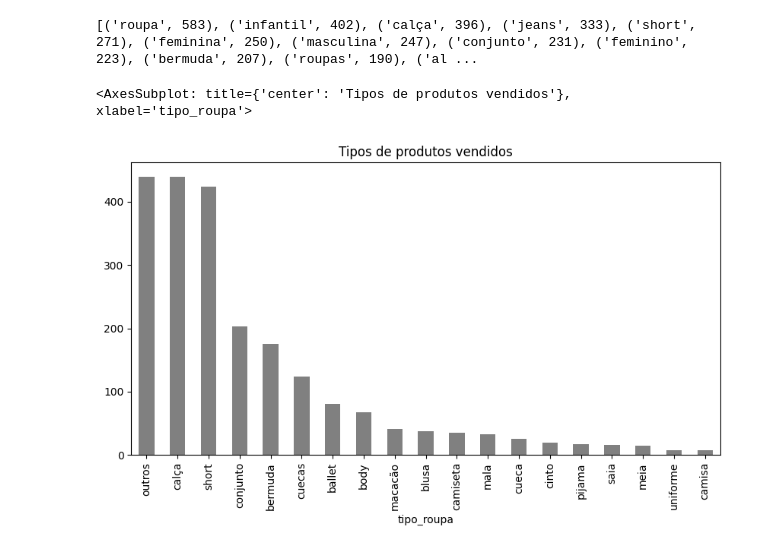
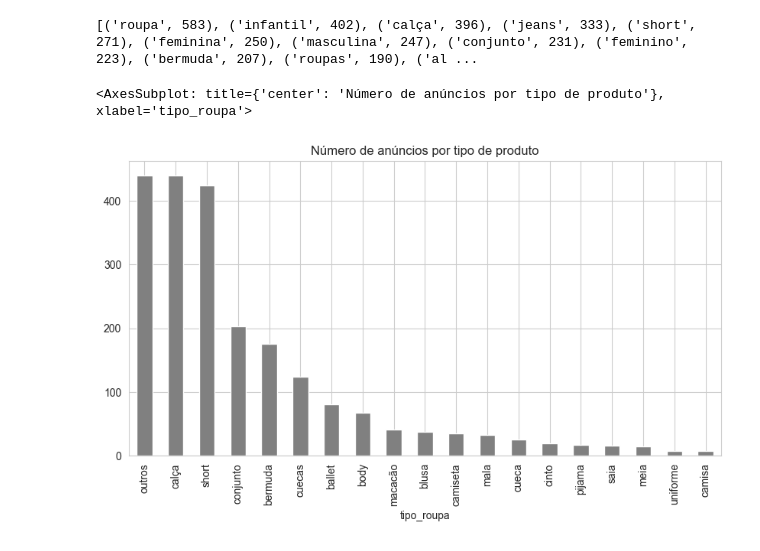
Before and after one commit to LissesCastro/Webscrapping-Marketplace-BR, a Jupyter notebook: analise.ipynb, the cells around one changed output. Saved outputs shown, nothing was run; the diff lists cells and outputs as text; code cells hidden in the pictures.

```diff
--- a/analise.ipynb
+++ b/analise.ipynb
@@ -3,4 +4,6 @@ import pandas as pd
 import seaborn as sns
 from collections import Counter
 from nltk.corpus import stopwords
+# %%
+sns.set_style("whitegrid")
 # %% [markdown]
@@ -81,6 +87,19 @@ def plota_dispersao(dataframe: pd.DataFrame, conjunto: list, var: str, titulo: s
 
         i += 1
     fig.tight_layout(pad=2)
+
+def tipifica_roupa(valor):
+    for item in pecas:
+        if item in valor:
+            return item
+
+    return 'outros'
+
+def verifica_kit(valor):
+    if "kit" in valor:
+        return True
+    else:
+        return False
 # %%
 df = pd.read_csv('dataset_roupas_marketplacebr_limpo.csv')
 # %%
@@ -101,18 +120,13 @@ print(word_count.most_common(100))
 # %%
 pecas = ['calça', 'short', 'conjunto', 'bermuda', 'shorts', 'cuecas', 'ballet', 'body', 'saia', 'blusa', 'bermudas', 'uniforme', 'macacão',
          'cueca', 'camiseta', 'meia', 'calças', 'conjuntos', 'mala', 'cinto', 'pijama', 'camisa', 'boné']
-# %%
-def tipifica_roupa(linha):
-    for item in pecas:
-        if item in linha:
-            return item
-
-    return 'outros'
 # %%
 df['Título'] = df['Título'].apply(lambda x: x.lower())
 df['tipo_roupa'] = df['Título'].apply(tipifica_roupa)
+df['kit'] = df['Título'].apply(verifica_kit)
+df['receita_prod'] = df['Preco_com_desconto']*df['n_vendidos_categoria']
 # %%
-df['tipo_roupa'].value_counts().plot(kind='bar', color='gray', figsize=(10, 5), title='Tipos de produtos vendidos')
+df['tipo_roupa'].value_counts().plot(kind='bar', color='gray', figsize=(10, 5), title='Número de anúncios por tipo de produto')
 # %% [output]
-<AxesSubplot: title={'center': 'Tipos de produtos vendidos'}, xlabel='tipo_roupa'>
+<AxesSubplot: title={'center': 'Número de anúncios por tipo de produto'}, xlabel='tipo_roupa'>
-[figure, old version]
+[figure, new version]
```
Also changed, not shown: parts of 9 cells of this notebook.
